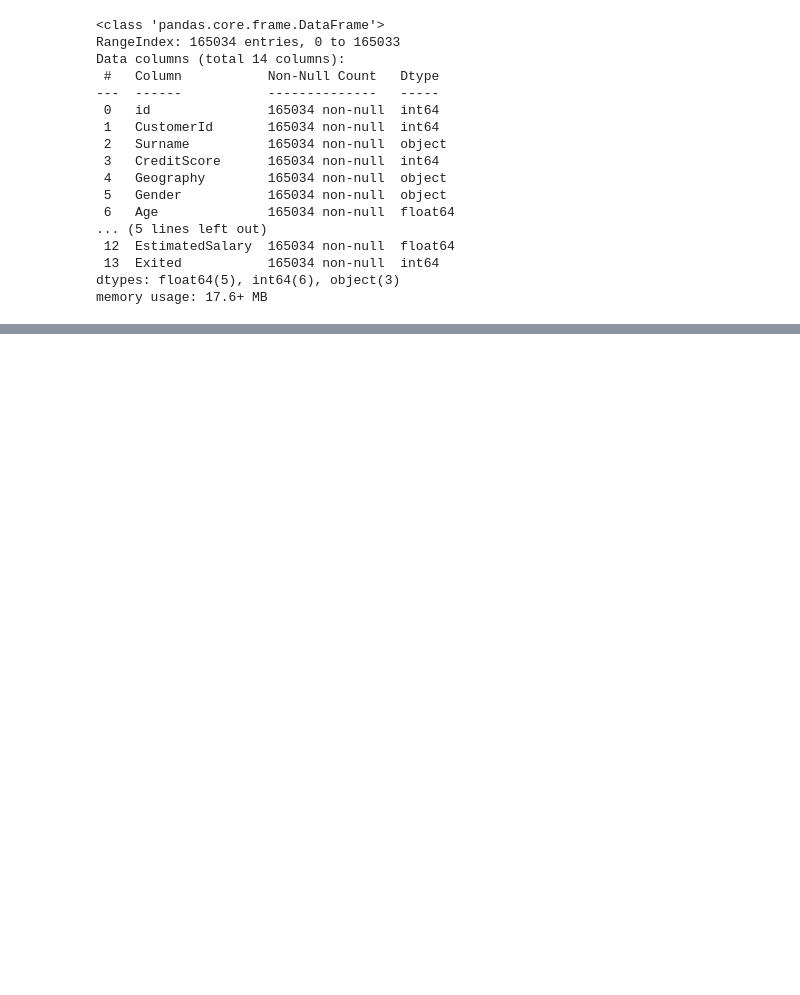
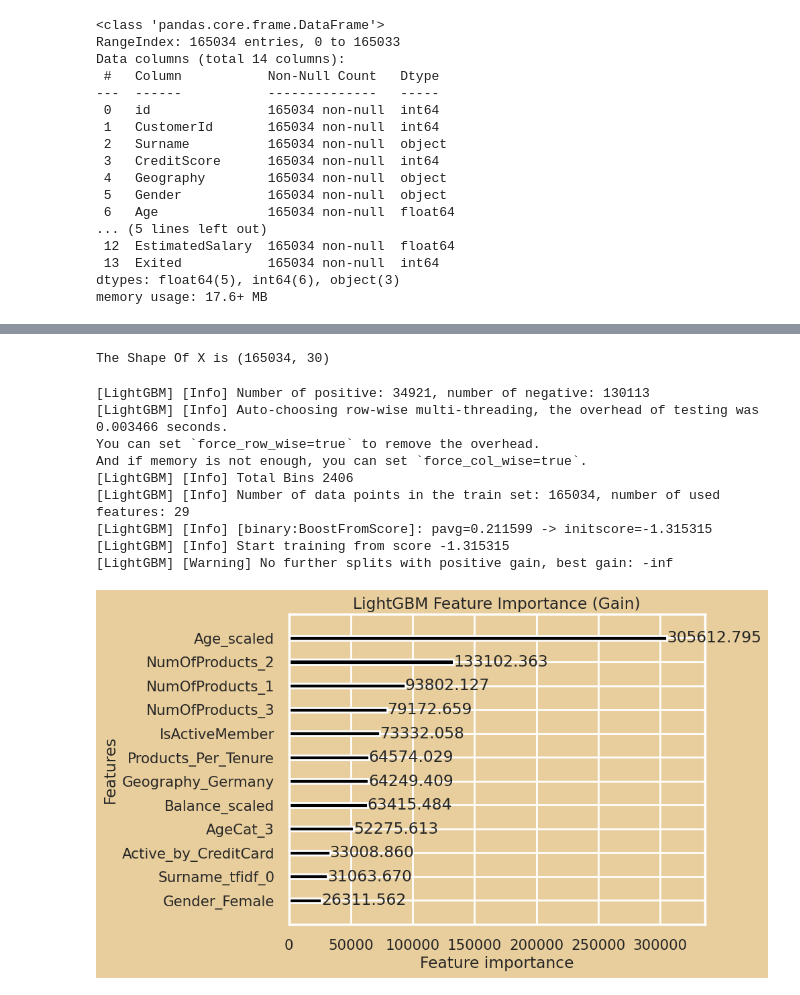
Before and after one commit to cangqiongyishao/KaggleCompetition, a Jupyter notebook: Binary Classification with a Bank Churn Dataset/LightGBM and CatBoost.ipynb, the cells around one changed output, grey strips where cells are left out. Cells and saved outputs as stored; diff of their text form; code cells hidden in the pictures; blank space fills up the shorter version.

```diff
--- a/Binary Classification with a Bank Churn Dataset/LightGBM and CatBoost.ipynb
+++ b/Binary Classification with a Bank Churn Dataset/LightGBM and CatBoost.ipynb
@@ -152,0 +246,24 @@ df_train.describe()
+# %%
+def feature_data(df):
+
+    df['Senior'] = df['Age'].apply(lambda x: 1 if x >= 60 else 0)
+    df['Active_by_CreditCard'] = df['HasCrCard'] * df['IsActiveMember']
+    df['Products_Per_Tenure'] =  df['Tenure'] / df['NumOfProducts']
+    df['AgeCat'] = np.round(df.Age/20).astype('int').astype('category')
+
+    cat_cols = ['Geography', 'Gender', 'NumOfProducts','AgeCat']
+    #onehotEncoding
+    df=pd.get_dummies(df,columns=cat_cols)
+    return df
+# %%
+#Genrating New Features
+df_train = feature_data(df_train)
+df_test = feature_data(df_test)
+
+##Selecting Columns FOr use
+feat_cols=df_train.columns.drop(['id', 'CustomerId', 'Surname','Exited','Sur_Geo_Gend_Sal'])
+feat_cols=feat_cols.drop(numeirc_cols)
+
+#Printing
+print(feat_cols)
+df_train.head()
@@ -152,0 +287,3 @@ df_train.describe()
+# %%
+X=df_train[feat_cols]
+y=df_train['Exited']
@@ -152,0 +299,31 @@ df_train.describe()
+# %%
+print(f'The Shape Of X is {X.shape}')
+# %% [output]
+The Shape Of X is (165034, 30)
+# %%
+lgbParams = {'n_estimators': 1000,
+             'max_depth': 25,
+             'learning_rate': 0.025,
+             'min_child_weight': 3.43,
+             'min_child_samples': 216,
+             'subsample': 0.782,
+             'subsample_freq': 4,
+             'colsample_bytree': 0.29,
+             'num_leaves': 21}
+# %%
+lgb_model=lgb.LGBMClassifier(**lgbParams)
+lgb_model.fit(X,y)
+lgb.plot_importance(lgb_model, importance_type="gain", figsize=(8,6), max_num_features=12, color = "black",
+                    title="LightGBM Feature Importance (Gain)")
+plt.show()
+# %% [output]
+[LightGBM] [Info] Number of positive: 34921, number of negative: 130113
+[LightGBM] [Info] Auto-choosing row-wise multi-threading, the overhead of testing was 0.003466 seconds.
+You can set `force_row_wise=true` to remove the overhead.
+And if memory is not enough, you can set `force_col_wise=true`.
+[LightGBM] [Info] Total Bins 2406
+[LightGBM] [Info] Number of data points in the train set: 165034, number of used features: 29
+[LightGBM] [Info] [binary:BoostFromScore]: pavg=0.211599 -> initscore=-1.315315
+[LightGBM] [Info] Start training from score -1.315315
+[LightGBM] [Warning] No further splits with positive gain, best gain: -inf
+[figure, added]
```
Also changed, not shown: parts of 18 cells of this notebook.
